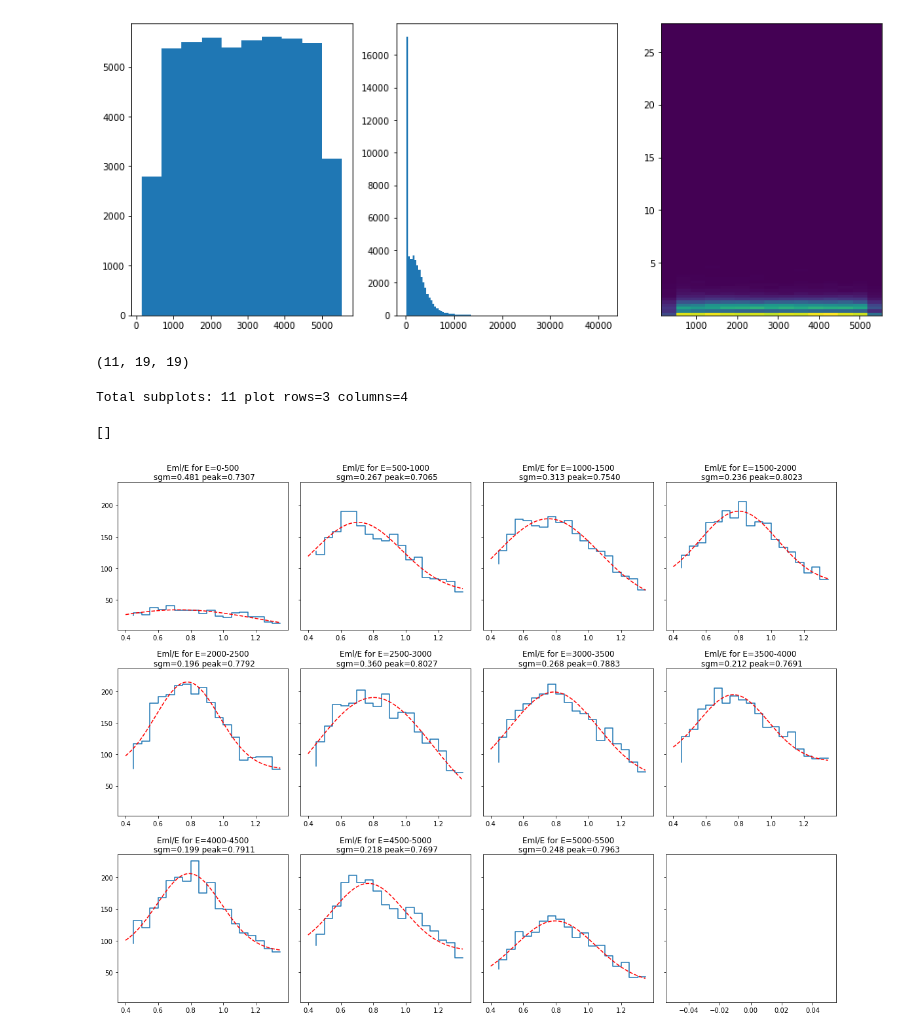
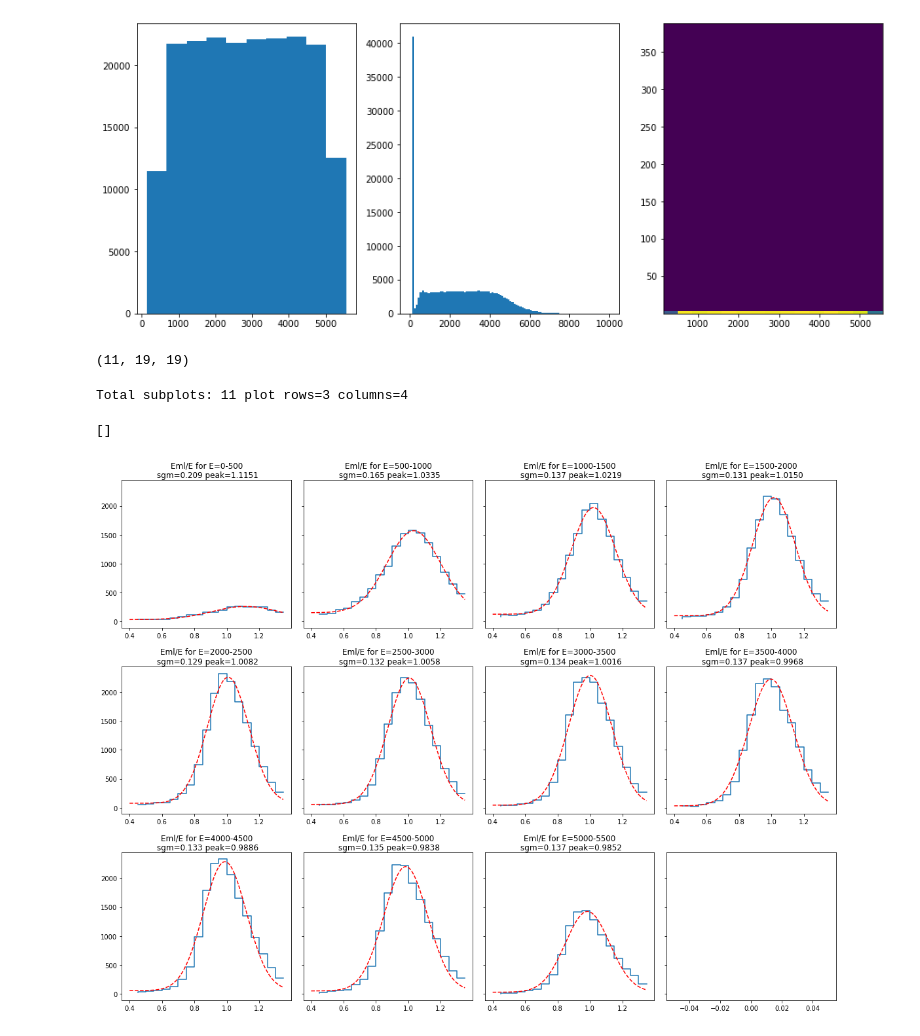
Before and after one commit to DraTeots/eic_ai_pid, a Jupyter notebook: keras_g3_conv.ana.ipynb, the cells around one changed output. Drawn from its saved outputs; the diff is of its cells as text; code cells hidden in the pictures.

Commit message:
conv errors update

```diff
--- a/keras_g3_conv.ana.ipynb
+++ b/keras_g3_conv.ana.ipynb
@@ -22,7 +22,7 @@ def norm_func(e):
 
 file_name = os.path.join('data', 'shower_geant3_new.dat')
 data_file = Geant3DataFile(file_name, skip_lines=3)
-input_data, answers, values = build_true_answers_train_set(data_file, 50000, norm_func=norm_func, rnd_shift=((-2,2), (-2,2)))
+input_data, answers, values = build_true_answers_train_set(data_file, 200000, norm_func=norm_func, rnd_shift=((-2,2), (-2,2)))
 print(np.shape(answers))
 print(np.shape(input_data))
 
@@ -52,7 +52,8 @@ Inputs shape new = (50000, 11, 11, 1)
 # %%
 # Load NN model
 from keras.models import load_model
-model = load_model(os.path.join('trained_models', 'g3_conv.hd5'))
+num_events = 500000
+model = load_model(os.path.join("trained_models", "g3_conv_depth_{}".format(num_events) + ".hd5"))
 
 # Run ML on data
 ml_events = model.predict(input_data)
@@ -119,14 +109,14 @@ pd = pd.DataFrame({"sr_e": sr_e, "ml_e": ml_e, "true_e":true_e})
 # %%
 # using tuple unpacking for multiple Axes
 fig, (ax1, ax2, ax3) = plt.subplots(1, 3, figsize=(15,6))
 
 ax1.hist(sr_e, bins=10)
-ax2.hist(ml_e, bins=100)
+ax2.hist(ml_e, bins=100, range=(0,10000))
 ax3.hist2d(sr_e, ml_e/sr_e, bins=(15, 100))
-plt.savefig(pics_prefix + "e_2dhist.png")
+#plt.savefig(pics_prefix + "e_2dhist.png")
 plt.show()
 # %% [output]
-[figure, old version]
+[figure, new version]
 # %%
 # Build numpy 2d histogram
 err_bins = np.arange(0.4, 1.4, 0.05)
@@ -194,12 +184,12 @@ for i in range(e_bins_num):
 
 
 plt.tight_layout()
-plt.savefig(pics_prefix + "ml_div_true_fit")
+#plt.savefig(pics_prefix + "ml_div_true_fit")
 plt.plot()
 # %% [output]
 Total subplots: 11 plot rows=3 columns=4
 []
-[figure, old version]
+[figure, new version]
 # %%
 plt.plot(e_bin_centers, sigmas, "--o")
 plt.title("Sigma by energy")
```
Also changed, not shown: parts of 7 cells of this notebook, 3 other files.
